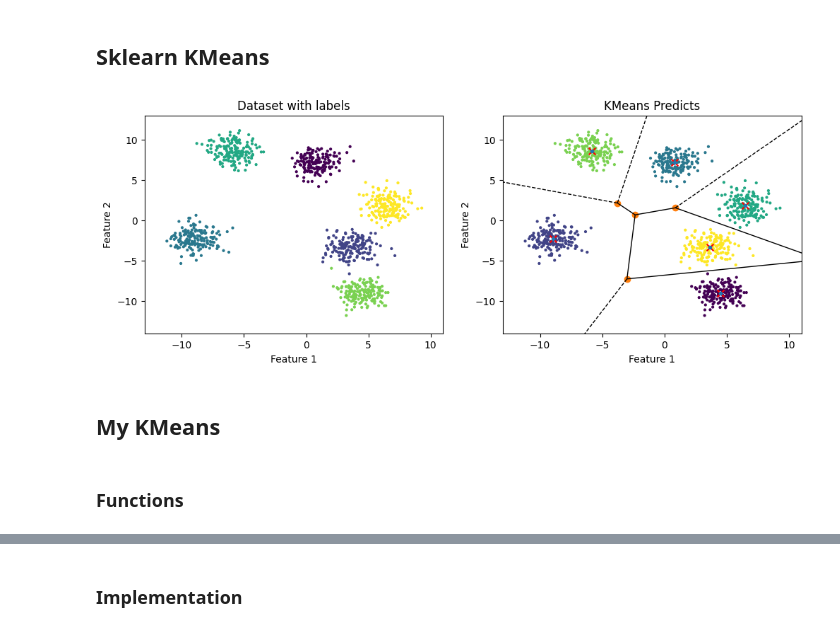
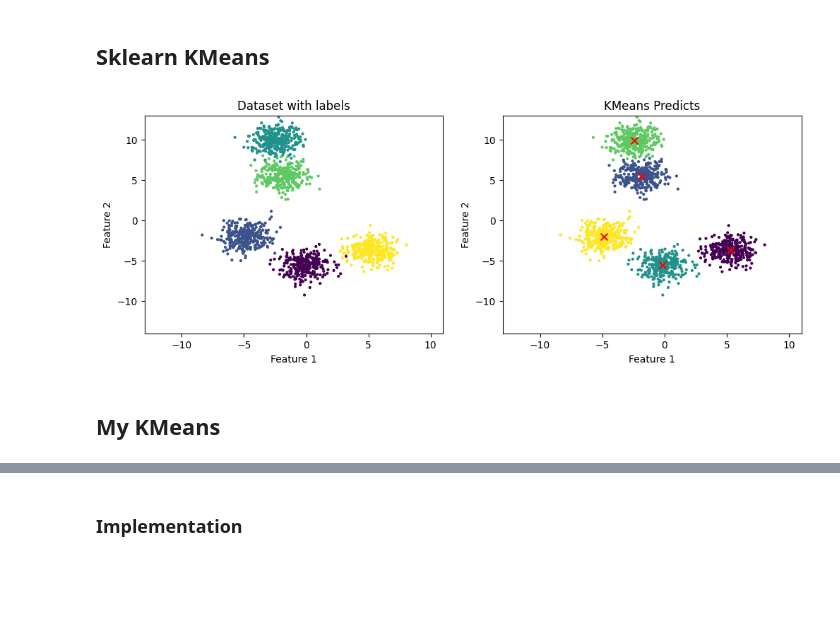
Before and after one commit to alexbelengeanu/ml-labs, a Jupyter notebook: lab1-clustering/exercitiul2.ipynb, the cells around one changed output, grey strips where cells are left out. Drawn from its saved outputs; the diff is of its cells as text; code cells hidden in the pictures; blank space fills up the shorter version.

```diff
--- a/lab1-clustering/exercitiul2.ipynb
+++ b/lab1-clustering/exercitiul2.ipynb
@@ -13,7 +13,7 @@ from tqdm import tqdm
 ## Generate dataset
 # %%
 # generate 2d classification dataset
-X, y = make_blobs(n_samples=1000, centers=6, n_features=2, random_state=67)
+X, y = make_blobs(n_samples=1500, centers=6, n_features=2, random_state=67)
 # %%
 plt.figure(figsize=(5,3))
 plt.scatter(X[:, 0], X[:, 1], 4, marker='o', c='skyblue')
@@ -28,31 +41,30 @@ plt.show()
 # %% [markdown]
 ## Sklearn KMeans
 # %%
-kmeans = KMeans(n_clusters=6, random_state=67)
-km_labels = kmeans.fit_predict(X)
-centers = kmeans.cluster_centers_
+kmeans = KMeans(n_clusters=5)
+sklearn_labels = kmeans.fit_predict(X)
+sklearn_centers = kmeans.cluster_centers_
 # %%
 plt.figure(figsize=(12,4))
 plt.subplot(1, 2, 1)
 plt.scatter(X[:, 0], X[:, 1], 4, c=y)
 plt.title("Dataset with labels")
 plt.xlabel("Feature 1")
 plt.ylabel("Feature 2")
 plt.xlim([-13, 11])
 plt.ylim([-14, 13])
-vor = Voronoi(centers)
-fig = voronoi_plot_2d(vor, plt.subplot(1, 2, 2))
-plt.scatter(X[:, 0], X[:, 1], 4, c=km_labels)
-plt.scatter(centers[:, 0], centers[:, 1], marker='x', c='red', s=50)
+#vor = Voronoi(centers)
+#fig = voronoi_plot_2d(vor, plt.subplot(1, 2, 2))
+plt.subplot(1, 2, 2)
+plt.scatter(X[:, 0], X[:, 1], 4, c=sklearn_labels)
+plt.scatter(sklearn_centers[:, 0], sklearn_centers[:, 1], marker='x', c='red', s=50)
 plt.title("KMeans Predicts")
 plt.xlabel("Feature 1")
 plt.ylabel("Feature 2")
 plt.xlim([-13, 11])
 plt.ylim([-14, 13])
 plt.show()
 # %% [output]
-[figure, old version]
+[figure, new version]
 # %% [markdown]
 ## My KMeans
-# %% [markdown]
-### Functions
```
Also changed, not shown: parts of 15 cells of this notebook, 13 other files.
